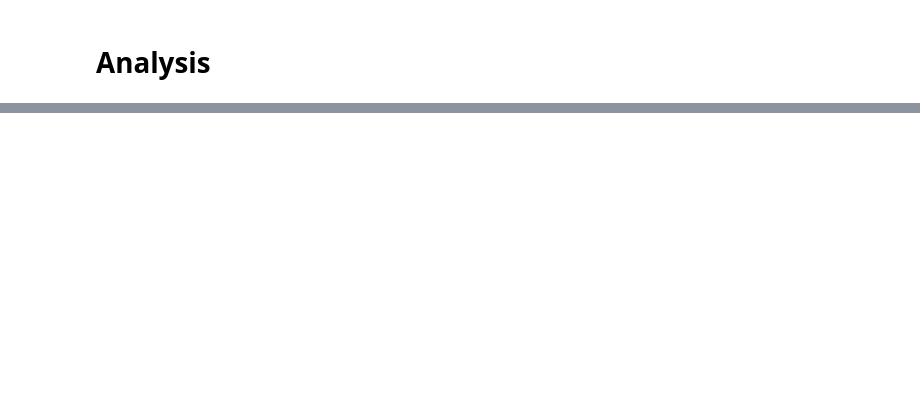
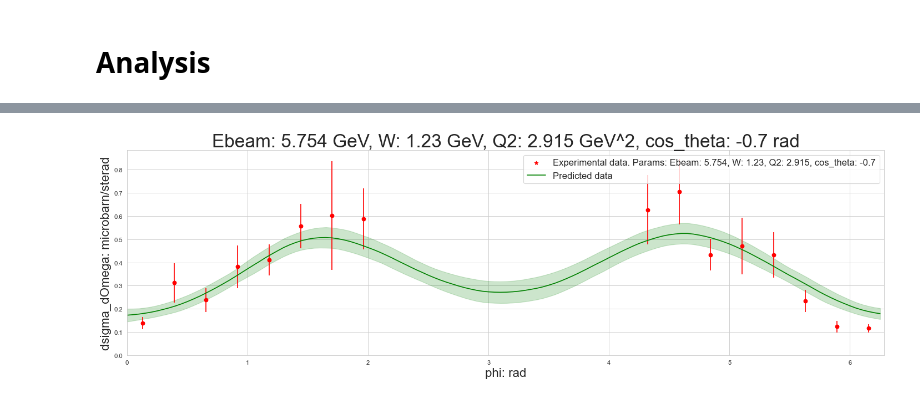
Before and after one commit to a-golda/MSU_interpol, a Jupyter notebook: replicas_ds_and_checks_unified.ipynb, the cells around one changed output, grey strips where cells are left out. Drawn from its saved outputs; the diff is of its cells as text; code cells hidden in the pictures; blank space fills up the shorter version.

```diff
--- a/replicas_ds_and_checks_unified.ipynb
+++ b/replicas_ds_and_checks_unified.ipynb
@@ -515,0 +1239,47 @@ df_10 = pd.read_csv('./data/replicas/df_replicas_10.csv')
+# %%
+def plot_joint_cross_sections(df, df_grid, E_beam=E, W=W, Q2=Q2, cos_theta=cos_theta):
+
+    #input data
+    xdata_real = df.phi
+    ydata_real = df.dsigma_dOmega
+    ydata_error_real = df.error
+
+    xdata_preds = df_grid.phi
+    ydata_preds = df_grid.preds_mean
+    ydata_preds_std = df_grid.preds_std
+
+    plt.figure(figsize=(22, 6), dpi=80)
+
+    # real data
+    plt.scatter(x=xdata_real,
+                y=ydata_real,
+                color='red', marker='*', label=f"Experimental data. Params: Ebeam: {E_beam}, W: {W}, Q2: {Q2}, cos_theta: {cos_theta}")
+    plt.errorbar(x=xdata_real,
+                 y=ydata_real,
+                 yerr=ydata_error_real,
+                 color='red',
+                 fmt='o')
+
+    plt.plot(xdata_preds,
+             ydata_preds,
+             color='green',
+             label=f'Predicted data'
+             )
+    plt.fill_between(xdata_preds, ydata_preds - ydata_preds_std, ydata_preds + ydata_preds_std, alpha=0.2, color='green')
+
+    plt.ylim(ymin=0)
+    plt.xlim(xmin=0, xmax=2*np.pi)
+
+    plt.xlabel("phi: rad", fontsize="20")
+    plt.ylabel("dsigma_dOmega: microbarn/sterad", fontsize="20")
+
+    plt.title(f"Ebeam: {E_beam} GeV, W: {W} GeV, Q2: {Q2} GeV^2, cos_theta: {cos_theta} rad", fontsize="30")
+    plt.legend(loc ="upper right", fontsize="15")
+    plt.show()
+    plt.close()
+
+    return None
+# %%
+plot_joint_cross_sections(df_exp, df_preds)
+# %% [output]
+[figure, added]
```
Also changed, not shown: parts of 63 cells of this notebook, 4 other files.
